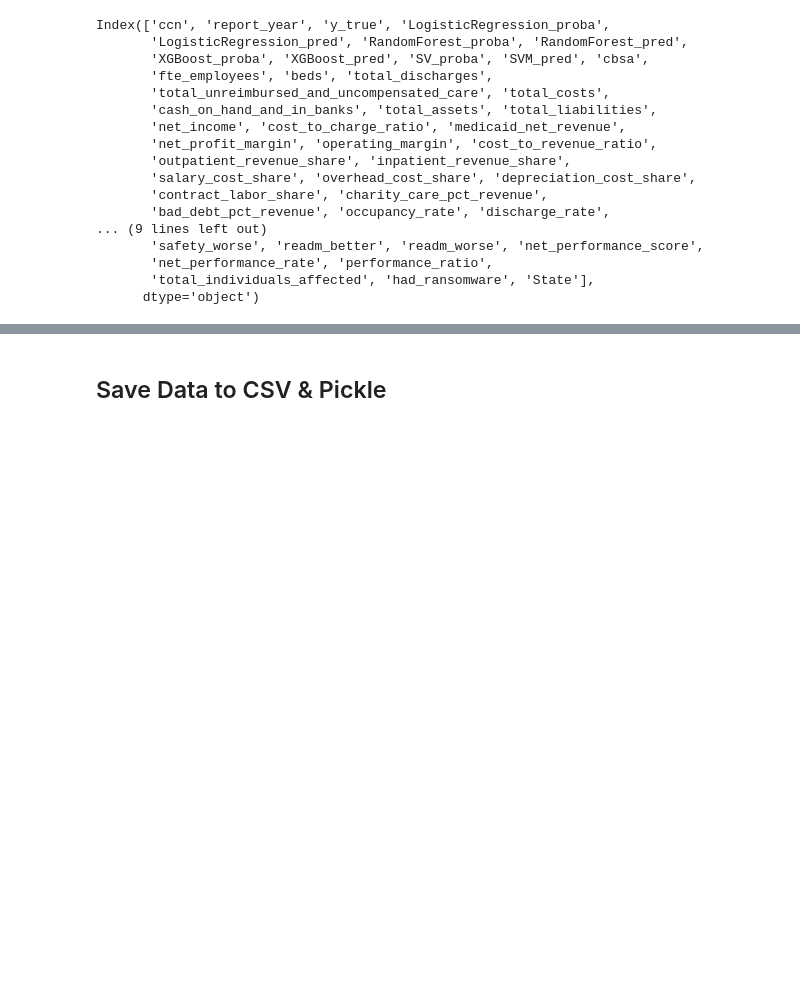
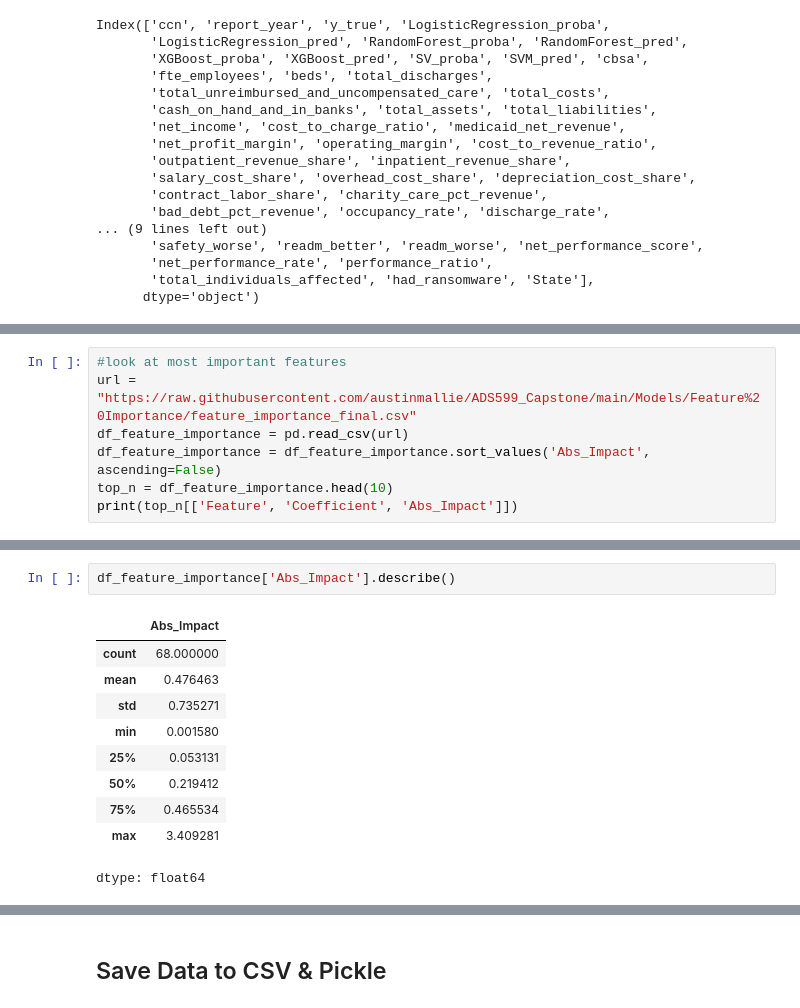
Before and after one commit to austinmallie/ADS599_Capstone, a Jupyter notebook: Capstone_Streamplit.ipynb, the cells around one changed output, grey strips where cells are left out. Drawn from its saved outputs; the diff is of its cells as text; blank space fills up the shorter version.

```diff
--- a/Capstone_Streamplit.ipynb
+++ b/Capstone_Streamplit.ipynb
@@ -361,0 +376,7 @@ Columns remaining: 29
+# %%
+#look at most important features
+url = "https://raw.githubusercontent.com/austinmallie/ADS599_Capstone/main/Models/Feature%20Importance/feature_importance_final.csv"
+df_feature_importance = pd.read_csv(url)
+df_feature_importance = df_feature_importance.sort_values('Abs_Impact', ascending=False)
+top_n = df_feature_importance.head(10)
+print(top_n[['Feature', 'Coefficient', 'Abs_Impact']])
@@ -361,0 +395,13 @@ Columns remaining: 29
+# %%
+df_feature_importance['Abs_Impact'].describe()
+# %% [output]
+|  | Abs_Impact |
+| count | 68.000000 |
+| mean | 0.476463 |
+| std | 0.735271 |
+| min | 0.001580 |
+| 25% | 0.053131 |
+| 50% | 0.219412 |
+| 75% | 0.465534 |
+| max | 3.409281 |
+dtype: float64
```
Also changed, not shown: parts of 24 cells of this notebook.
